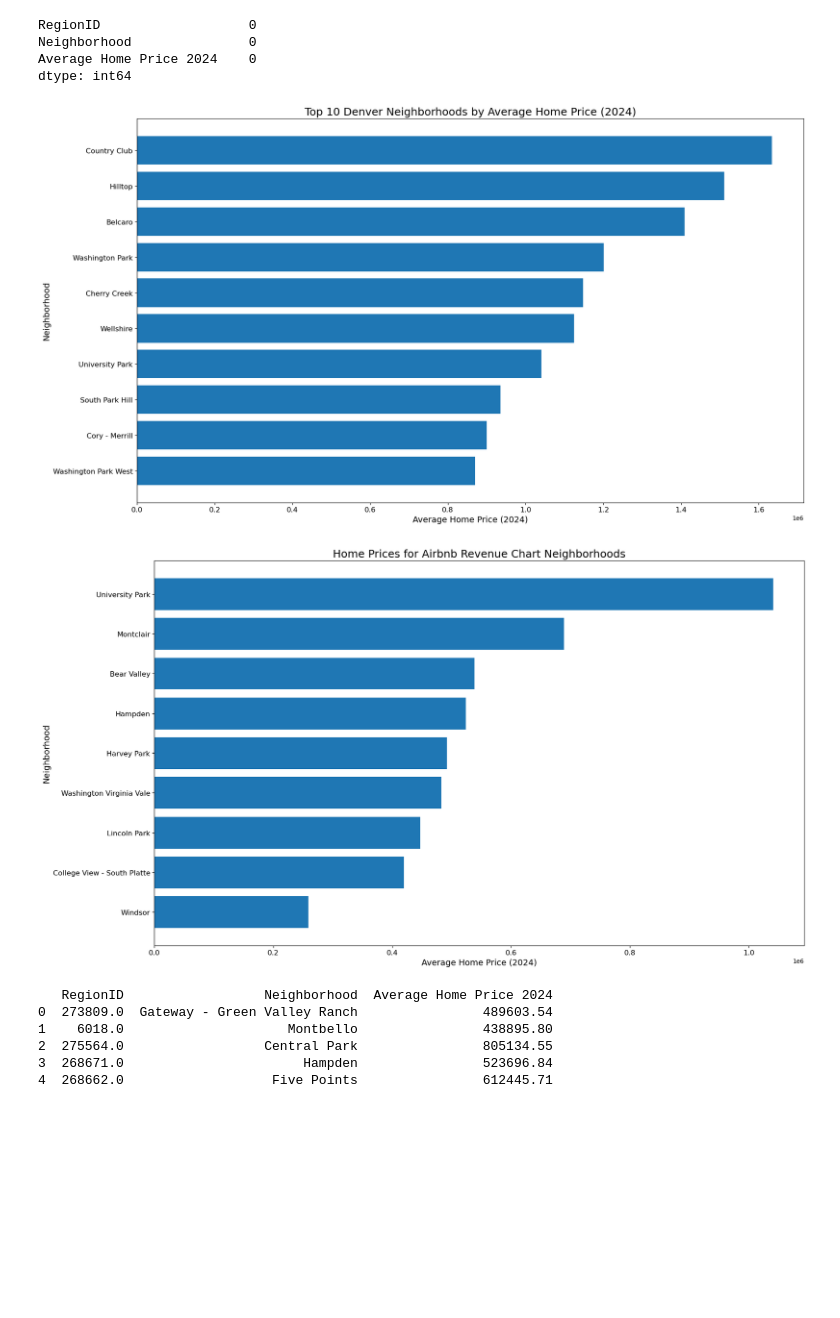
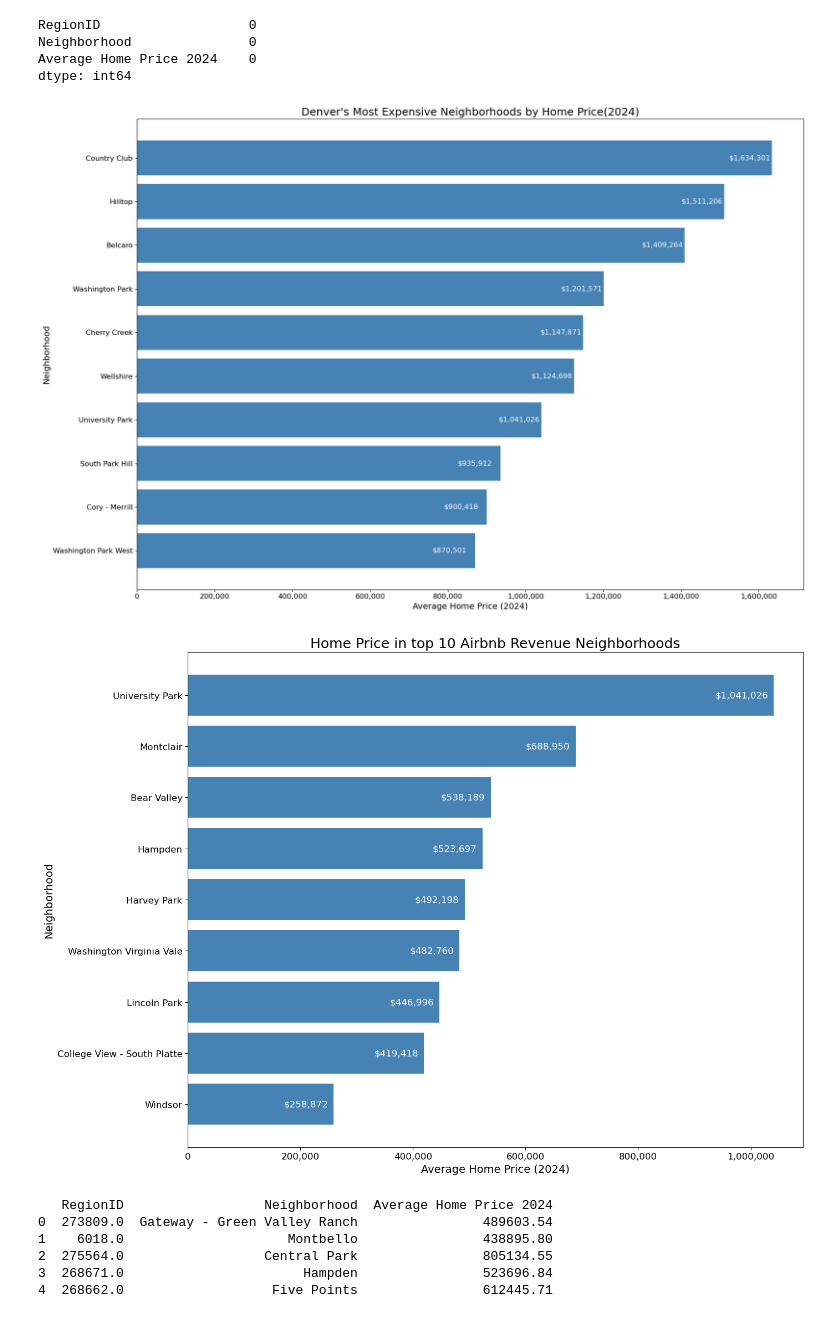
Before and after one commit to kanchanratan1980/Project-5_Group-3, a Jupyter notebook: airbnb.ipynb, the cells around one changed output. Saved outputs shown, nothing was run; the diff lists cells and outputs as text; code cells hidden in the pictures; blank space fills up the shorter version.

Commit message:
updates graphs

```diff
--- a/airbnb.ipynb
+++ b/airbnb.ipynb
@@ -264,25 +271,36 @@ dtype: int64
 # %%
 # Convert from Dask
 zillow_df_pd = zillow_df.compute()
 
 # Sort by home price and pick top 20 for readability
 zillow_sorted = zillow_df.sort_values("Average Home Price 2024", ascending=False).head(10)
 
 # Plot
-plt.figure(figsize=(18, 10))
+plt.figure(figsize=(18, 12))
 plt.barh(zillow_sorted["Neighborhood"], zillow_sorted["Average Home Price 2024"])
 plt.xlabel("Average Home Price (2024)", fontsize=14)
 plt.ylabel("Neighborhood", fontsize=14)
-plt.title("Top 10 Denver Neighborhoods by Average Home Price (2024)", fontsize=18)
+plt.title("Denver's Most Expensive Neighborhoods by Home Price(2024)", fontsize=18)
 plt.xticks(fontsize=12)
 plt.yticks(fontsize=12)
 plt.gca().invert_yaxis()  # Highest price at top
 plt.tight_layout()
+ax = plt.gca()
+ax.xaxis.set_major_formatter(ticker.StrMethodFormatter('{x:,.0f}'))
+
+# Add value labels
+bars = ax.barh(zillow_sorted["Neighborhood"], zillow_sorted["Average Home Price 2024"], color="steelblue")
+for bar in bars:
+    width = bar.get_width()
+    plt.text(width - 110000,                      # x-position ( right of the bar)
+             bar.get_y() + bar.get_height() / 2, # y-position (middle of the bar)
+             f"${width:,.0f}",                   # formatted value with dollar sign and commas
+             va='center', fontsize=12, color="white")
 
 plt.savefig('graphs/top_10_neighborhoods_price.png')
 plt.show()
 # %% [output]
-[figure, old version]
+[figure, new version]
 # %%
 # Filter Airbnb neighborhoods in the chart image by top revenue
 top_airbnb_chart_neighborhoods = [
@@ -297,20 +315,33 @@ zillow_matched = zillow_df[zillow_df["Neighborhood"].isin(top_airbnb_chart_neigh
 zillow_matched_sorted = zillow_matched.sort_values("Average Home Price 2024", ascending=False)
 
 # Plot
-plt.figure(figsize=(18, 10))
+plt.figure(figsize=(14, 10))
 plt.barh(zillow_matched_sorted["Neighborhood"], zillow_matched_sorted["Average Home Price 2024"])
 plt.xlabel("Average Home Price (2024)", fontsize=14)
 plt.ylabel("Neighborhood", fontsize=14)
-plt.title("Home Prices for Airbnb Revenue Chart Neighborhoods", fontsize=18)
+plt.title("Home Price in top 10 Airbnb Revenue Neighborhoods", fontsize=18)
 plt.xticks(fontsize=12)
 plt.yticks(fontsize=12)
 plt.gca().invert_yaxis()
 plt.tight_layout()
+ax = plt.gca()
+ax.xaxis.set_major_formatter(ticker.StrMethodFormatter('{x:,.0f}'))
+
+bars = ax.barh(zillow_matched["Neighborhood"], zillow_matched["Average Home Price 2024"], color="steelblue")
+for bar in bars:
+    width = bar.get_width()
+    plt.text(width - 10000,  # adjust this number depending on bar length
+             bar.get_y() + bar.get_height() / 2,
+             f"${width:,.0f}",
+             va='center', ha='right', fontsize=12, color='white')
+
+
+
 
 plt.savefig('graphs/home_prices.png')
 plt.show()
 # %% [output]
-[figure, old version]
+[figure, new version]
 # %%
 print(zillow_df.head())
 # %% [output]
```
Also changed, not shown: parts of 9 cells of this notebook, 5 other files.
